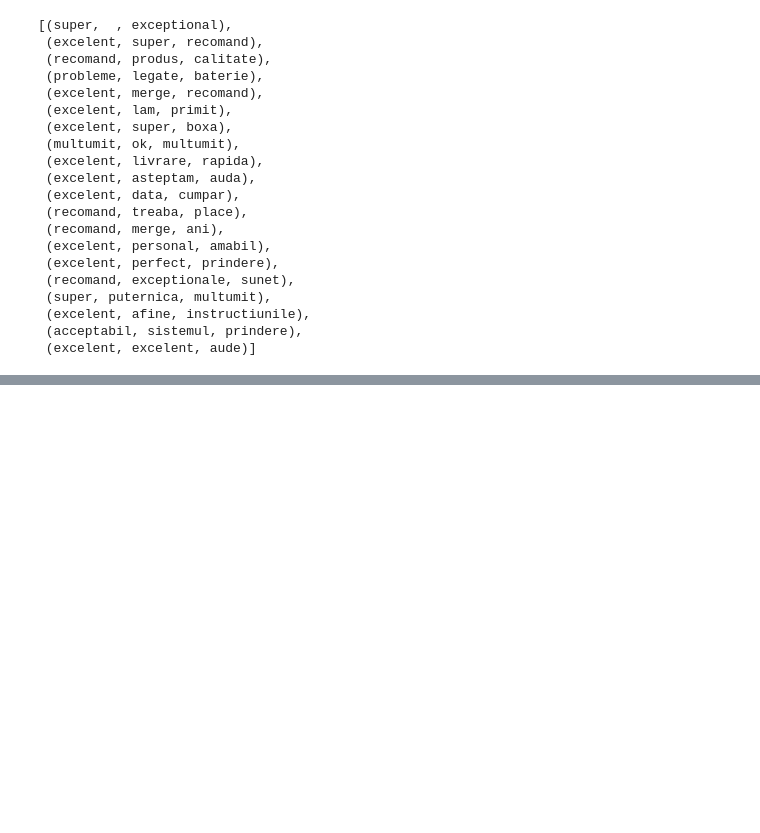
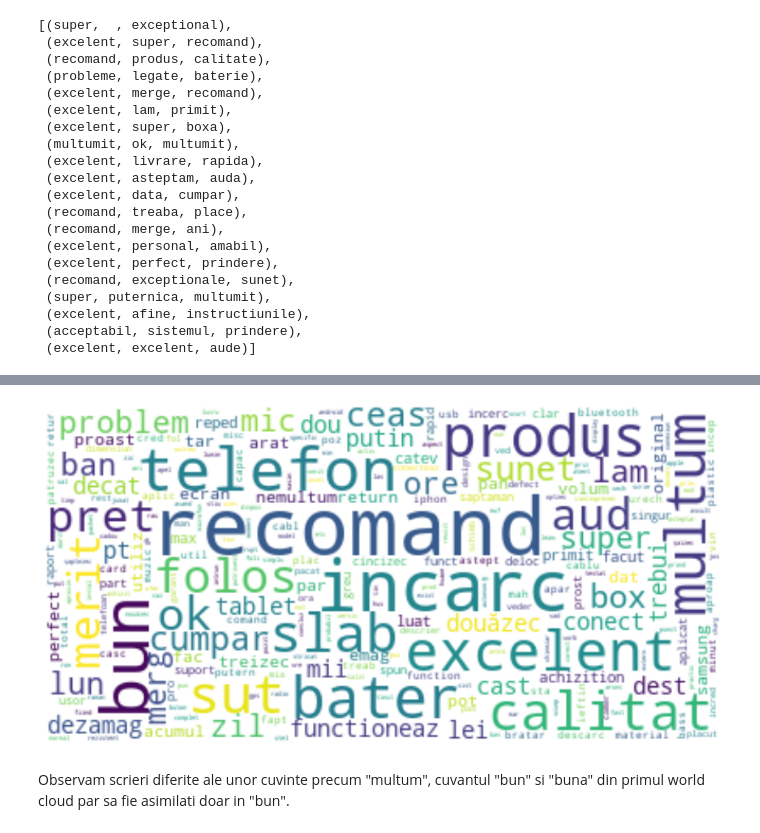
Before and after one commit to CosminHorjea/fmi, a Jupyter notebook: Sem VI/Introducere in Procesarea Limbajului natural/Laborator/lab_2/lab_2.ipynb, the cells around one changed output, grey strips where cells are left out. Cells and saved outputs as stored; diff of their text form; code cells hidden in the pictures; blank space fills up the shorter version.

```diff
--- a/Sem VI/Introducere in Procesarea Limbajului natural/Laborator/lab_2/lab_2.ipynb
+++ b/Sem VI/Introducere in Procesarea Limbajului natural/Laborator/lab_2/lab_2.ipynb
@@ -1002,3 +1005,15 @@ lemmatized_tokens[4:6]
   'puls',
   'activ'],
  ['excelent', 'merge', 'recomanda']]
+# %%
+
+def diff_letters(a,b):
+    return sum ( a[i] != b[i] for i in range(min(len(a),len(b))) ) + abs(len(a)-len(b))
+
+flat_lemma_tokens = [word for sentance_tokens in lemmatized_tokens for word in sentance_tokens]
+flat_stemmed_tokens = [word for sentance_tokens in tokens_stemmed for word in sentance_tokens]
+
+diff_chars = [(diff_letters(x,y),x,y) for (x,y) in zip(flat_lemma_tokens, flat_stemmed_tokens)]
+
+diff_chars = sorted(list(set(diff_chars)),key=lambda x: x[0],reverse=True)
+diff_chars[:10]
@@ -1034,0 +1083,18 @@ trigramResults
+# %%
+wordcloud = WordCloud(max_font_size=50, max_words=1000, background_color="white")
+
+values,frequencies = np.unique(flat_stemmed_tokens, return_counts=True)
+stemmed_tokens_dict = {value:freq for value,freq in zip(values,frequencies)}
+
+wordcloud_picture = wordcloud.generate_from_frequencies(stemmed_tokens_dict)
+# plt.figure(figsize=(25, 10))
+# plt.bar(values, frequencies, orientation='vertical')
+# plt.show()
+plt.figure(figsize=(15, 10))
+plt.imshow(wordcloud, interpolation='bilinear')
+plt.axis('off')
+plt.show()
+# %% [output]
+[figure, added]
+# %% [markdown]
+Observam scrieri diferite ale unor cuvinte precum "multum", cuvantul "bun" si "buna" din primul world cloud par sa fie asimilati doar in "bun".
```
Also changed, not shown: parts of 11 cells of this notebook.
